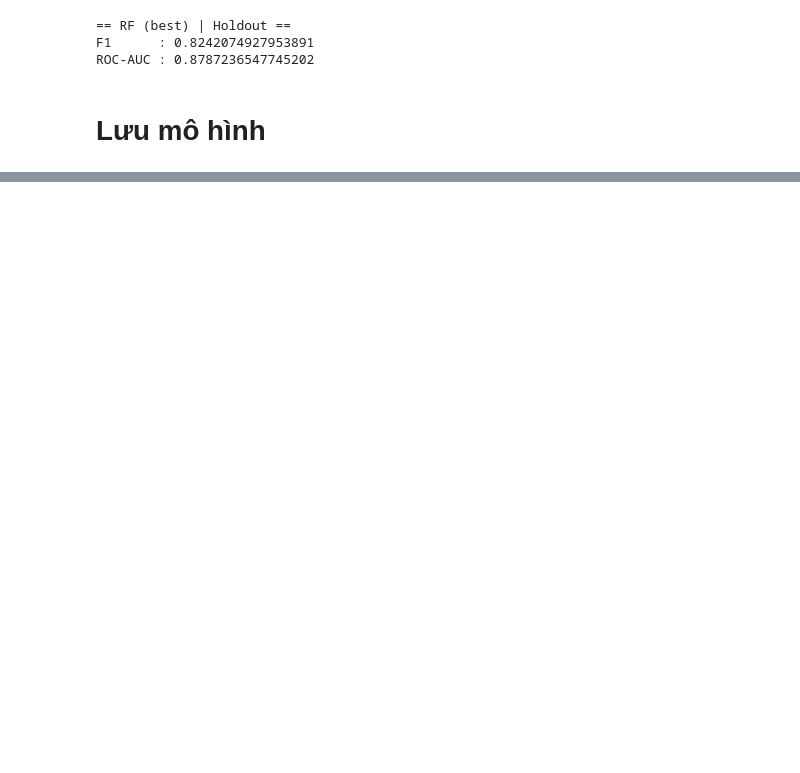
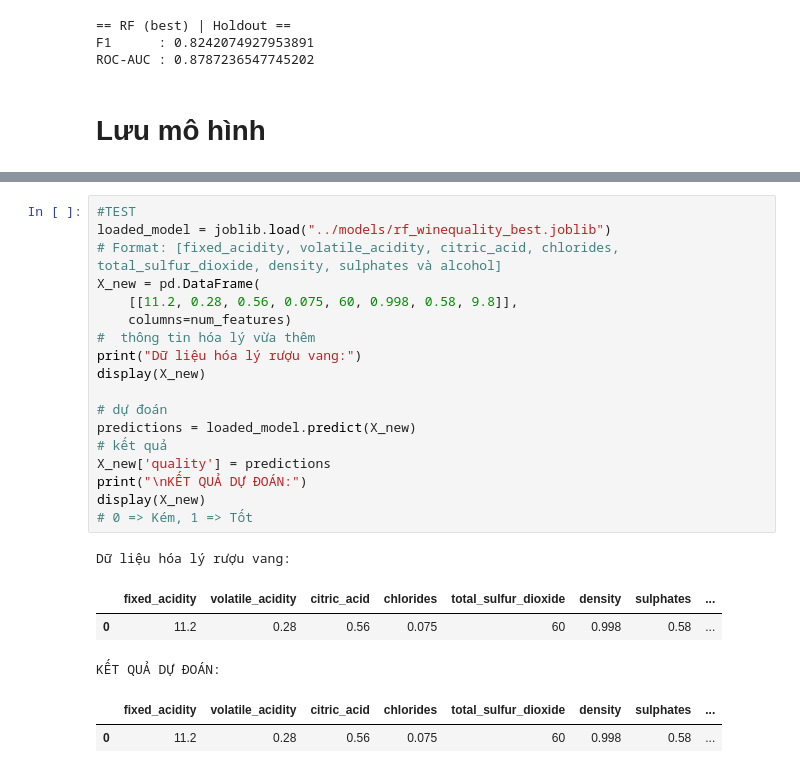
Before and after one commit to aquattda/ML_04, a Jupyter notebook: Do_An/Do_An_1.ipynb, the cells around one changed output, grey strips where cells are left out. Drawn from its saved outputs; the diff is of its cells as text; blank space fills up the shorter version.

```diff
--- a/Do_An/Do_An_1.ipynb
+++ b/Do_An/Do_An_1.ipynb
@@ -344,0 +365,25 @@ print("Đã lưu: rf_winequality_best.joblib")
+# %%
+#TEST
+loaded_model = joblib.load("../models/rf_winequality_best.joblib")
+# Format: [fixed_acidity, volatile_acidity, citric_acid, chlorides, total_sulfur_dioxide, density, sulphates và alcohol]
+X_new = pd.DataFrame(
+    [[11.2, 0.28, 0.56, 0.075, 60, 0.998, 0.58, 9.8]],
+    columns=num_features)
+#  thông tin hóa lý vừa thêm
+print("Dữ liệu hóa lý rượu vang:")
+display(X_new)
+
+# dự đoán
+predictions = loaded_model.predict(X_new)
+# kết quả
+X_new['quality'] = predictions
+print("\nKẾT QUẢ DỰ ĐOÁN:")
+display(X_new)
+# 0 => Kém, 1 => Tốt
+# %% [output]
+Dữ liệu hóa lý rượu vang:
+|  | fixed_acidity | volatile_acidity | citric_acid | chlorides | total_sulfur_dioxide | density | sulphates | ... |
+| 0 | 11.2 | 0.28 | 0.56 | 0.075 | 60 | 0.998 | 0.58 | ... |
+KẾT QUẢ DỰ ĐOÁN:
+|  | fixed_acidity | volatile_acidity | citric_acid | chlorides | total_sulfur_dioxide | density | sulphates | ... |
+| 0 | 11.2 | 0.28 | 0.56 | 0.075 | 60 | 0.998 | 0.58 | ... |
```
Also changed, not shown: parts of 9 cells of this notebook, 6 other files.
